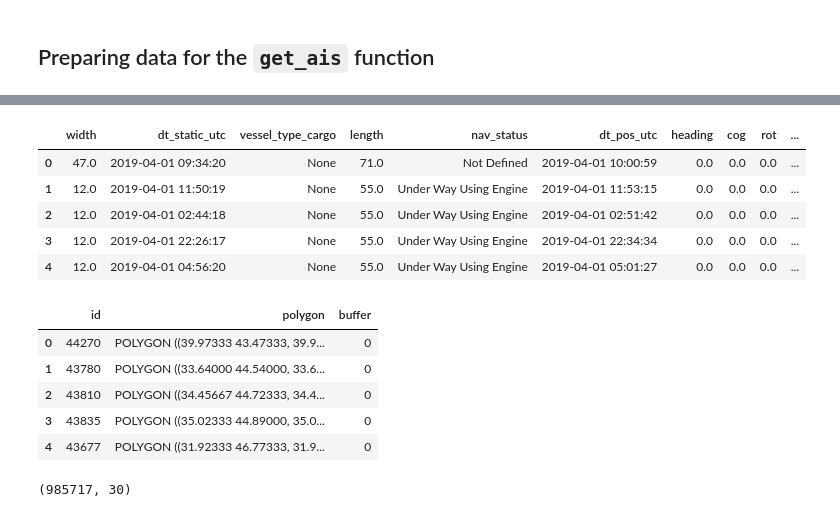
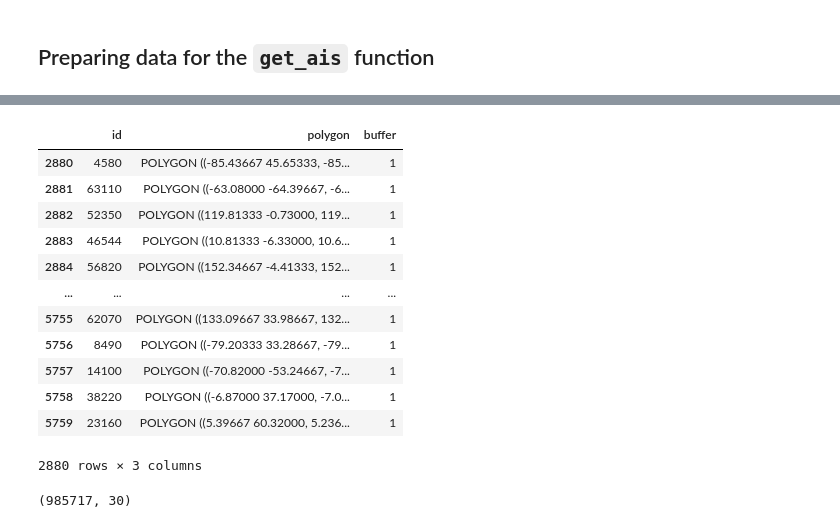
Before and after one commit to InseeFrLab/hackathon-un-2022, a Jupyter notebook: notebooks/ports_sspcloud.ipynb, the cells around one changed output, grey strips where cells are left out. Saved outputs shown, nothing was run; the diff lists cells and outputs as text; code cells hidden in the pictures.

```diff
--- a/notebooks/ports_sspcloud.ipynb
+++ b/notebooks/ports_sspcloud.ipynb
@@ -116,2 +107,3 @@ Filtering ports from the Azov and Black seas
 # %%
-df_black_azov = df[df['water_body'].str.contains('Black', case=False)]
+# df_black_azov = df[df['water_body'].str.contains('Black', case=False)]
+df_black_azov = df
@@ -177,12 +183,3 @@ df_black_azov[['id', 'port_coverage']]
-# %%
-ais_df.head()
-# %% [output]
-|  | width | dt_static_utc | vessel_type_cargo | length | nav_status | dt_pos_utc | heading | cog | rot | ... |
-| 0 | 47.0 | 2019-04-01 09:34:20 | None | 71.0 | Not Defined | 2019-04-01 10:00:59 | 0.0 | 0.0 | 0.0 | ... |
-| 1 | 12.0 | 2019-04-01 11:50:19 | None | 55.0 | Under Way Using Engine | 2019-04-01 11:53:15 | 0.0 | 0.0 | 0.0 | ... |
-| 2 | 12.0 | 2019-04-01 02:44:18 | None | 55.0 | Under Way Using Engine | 2019-04-01 02:51:42 | 0.0 | 0.0 | 0.0 | ... |
-| 3 | 12.0 | 2019-04-01 22:26:17 | None | 55.0 | Under Way Using Engine | 2019-04-01 22:34:34 | 0.0 | 0.0 | 0.0 | ... |
-| 4 | 12.0 | 2019-04-01 04:56:20 | None | 55.0 | Under Way Using Engine | 2019-04-01 05:01:27 | 0.0 | 0.0 | 0.0 | ... |
 # %%
 from geopandas import gpd
 
@@ -197,14 +194,21 @@ port_buffers['buffer'] = 1
 polys = gpd.GeoDataFrame(pd.concat([ports, port_buffers], ignore_index=True),
                          geometry='polygon')
 # %%
-polys.head()
+polys[polys.id.duplicated()]
 # %% [output]
 |  | id | polygon | buffer |
-| 0 | 44270 | POLYGON ((39.97333 43.47333, 39.9... | 0 |
-| 1 | 43780 | POLYGON ((33.64000 44.54000, 33.6... | 0 |
-| 2 | 43810 | POLYGON ((34.45667 44.72333, 34.4... | 0 |
-| 3 | 43835 | POLYGON ((35.02333 44.89000, 35.0... | 0 |
-| 4 | 43677 | POLYGON ((31.92333 46.77333, 31.9... | 0 |
+| 2880 | 4580 | POLYGON ((-85.43667 45.65333, -85... | 1 |
+| 2881 | 63110 | POLYGON ((-63.08000 -64.39667, -6... | 1 |
+| 2882 | 52350 | POLYGON ((119.81333 -0.73000, 119... | 1 |
+| 2883 | 46544 | POLYGON ((10.81333 -6.33000, 10.6... | 1 |
+| 2884 | 56820 | POLYGON ((152.34667 -4.41333, 152... | 1 |
+| ... | ... | ... | ... |
+| 5755 | 62070 | POLYGON ((133.09667 33.98667, 132... | 1 |
+| 5756 | 8490 | POLYGON ((-79.20333 33.28667, -79... | 1 |
+| 5757 | 14100 | POLYGON ((-70.82000 -53.24667, -7... | 1 |
+| 5758 | 38220 | POLYGON ((-6.87000 37.17000, -7.0... | 1 |
+| 5759 | 23160 | POLYGON ((5.39667 60.32000, 5.236... | 1 |
+2880 rows × 3 columns
 # %%
 def filter_ports(df):
     """
```
Also changed, not shown: parts of 55 cells of this notebook.
